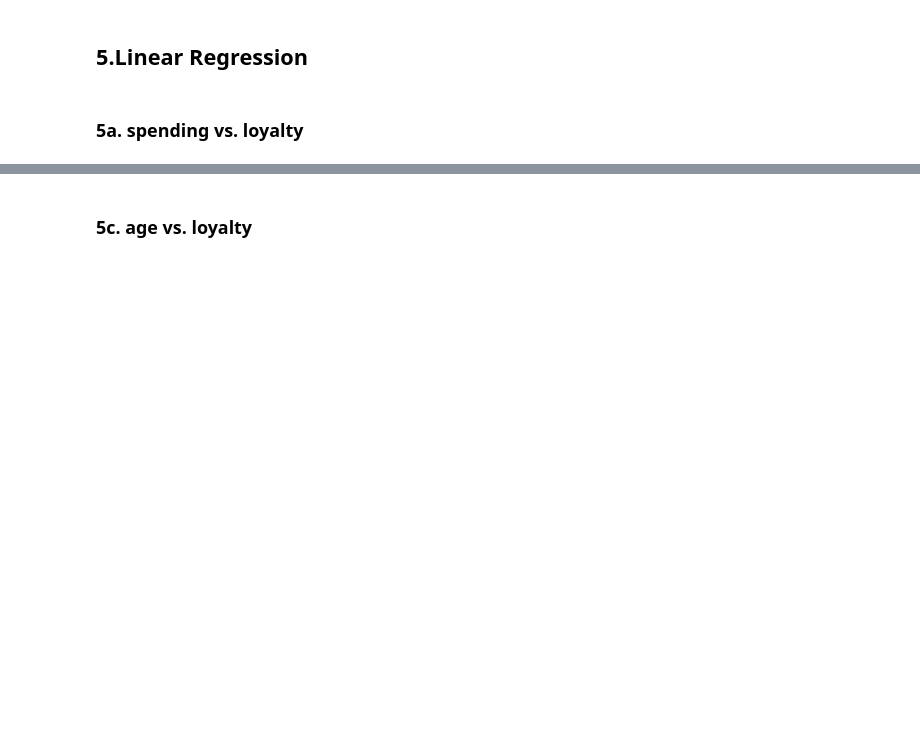
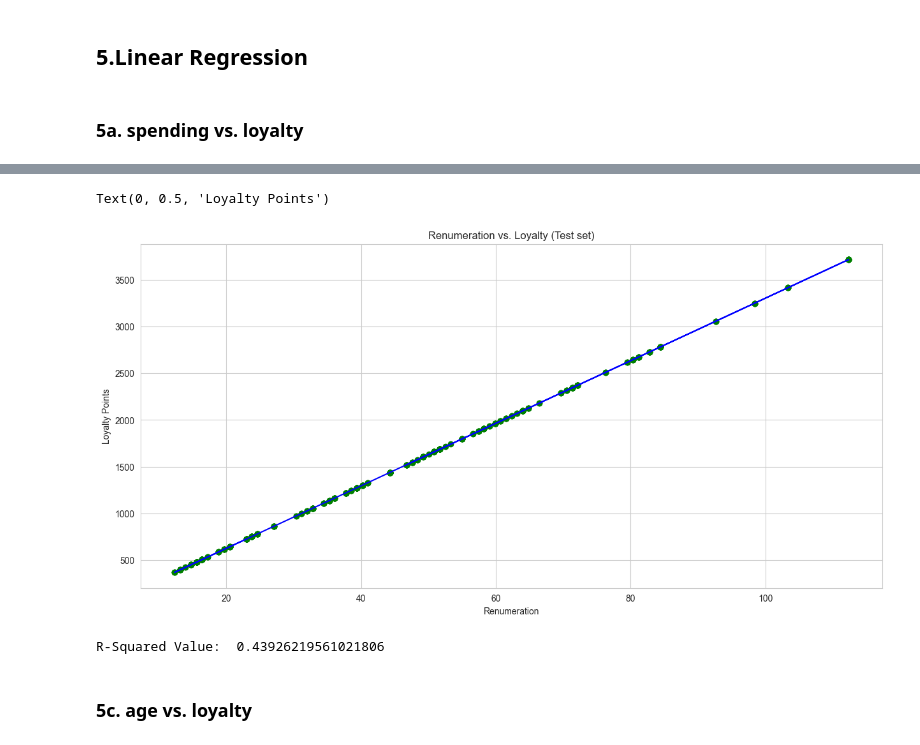
Before and after one commit to DimaBrikach/AdvancedAnalytics_Assignment, a Jupyter notebook: Dzmitry_Brykach_DA301_Assignment.ipynb, the cells around one changed output, grey strips where cells are left out. Cells and saved outputs as stored; diff of their text form; code cells hidden in the pictures; blank space fills up the shorter version.

```diff
--- a/Dzmitry_Brykach_DA301_Assignment.ipynb
+++ b/Dzmitry_Brykach_DA301_Assignment.ipynb
@@ -138,3 +284,22 @@ dtype: int64
+# %%
+# predicting test set values
+YLoyalPred_test = lm.predict(X_renum_test)
+# %%
+# visualising the test set
+plt.figure(figsize=(15, 7))
+plt.scatter(X_renum_test, YLoyalPred_test, color='green')
+plt.plot(X_renum_test, YLoyalPred_test, color='blue')
+plt.title("Renumeration vs. Loyalty (Test set)")
+plt.xlabel('Renumeration')
+plt.ylabel('Loyalty Points')
+# %% [output]
+Text(0, 0.5, 'Loyalty Points')
+[figure, added]
+# %%
+# determing the accuracy of the test data
+print("R-Squared Value: ", lm.score(X_renum_test, Y_loyal_test) )
+# %% [output]
+R-Squared Value:  0.43926219561021806
 # %% [markdown]
 ### 5c. age vs. loyalty
 # %%
```
Also changed, not shown: parts of 29 cells of this notebook.
